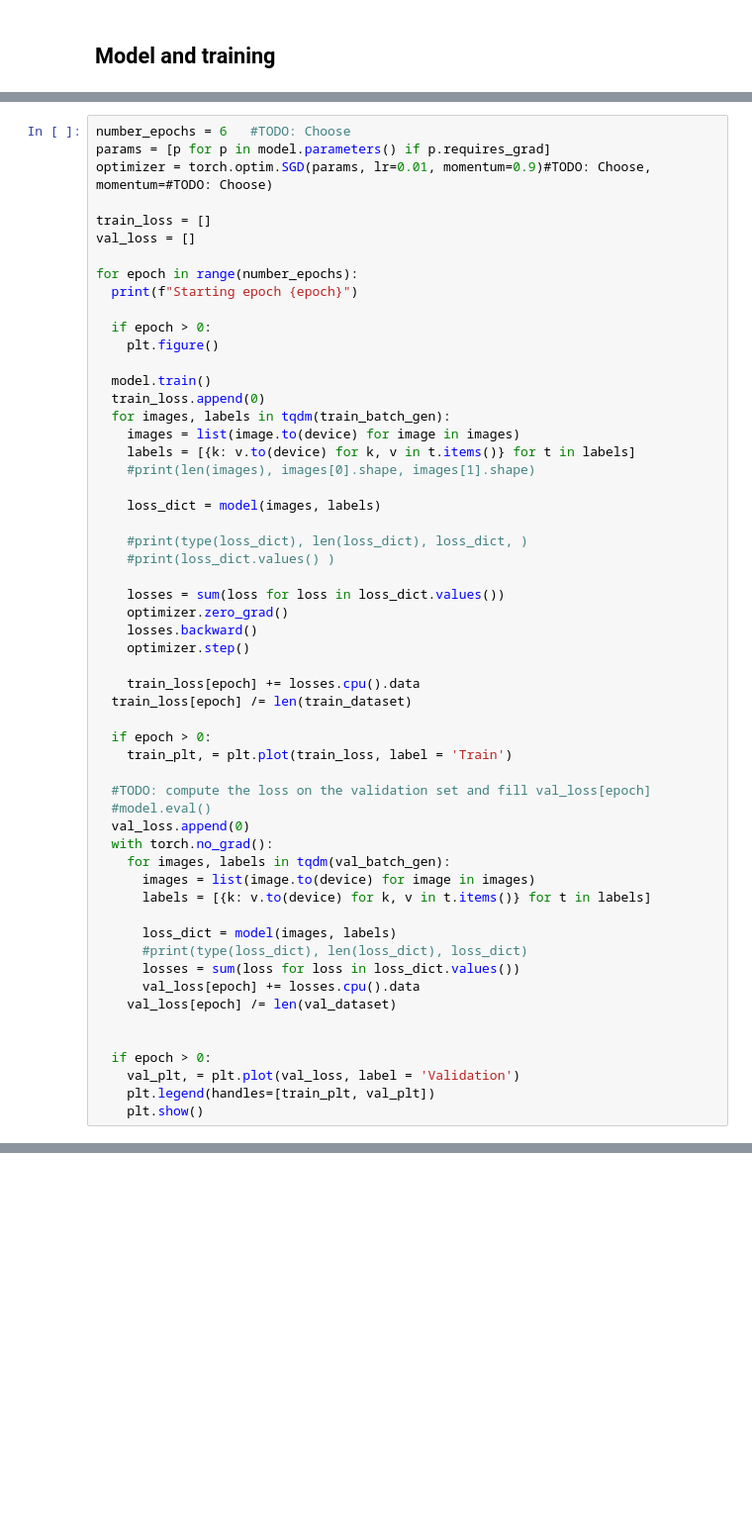
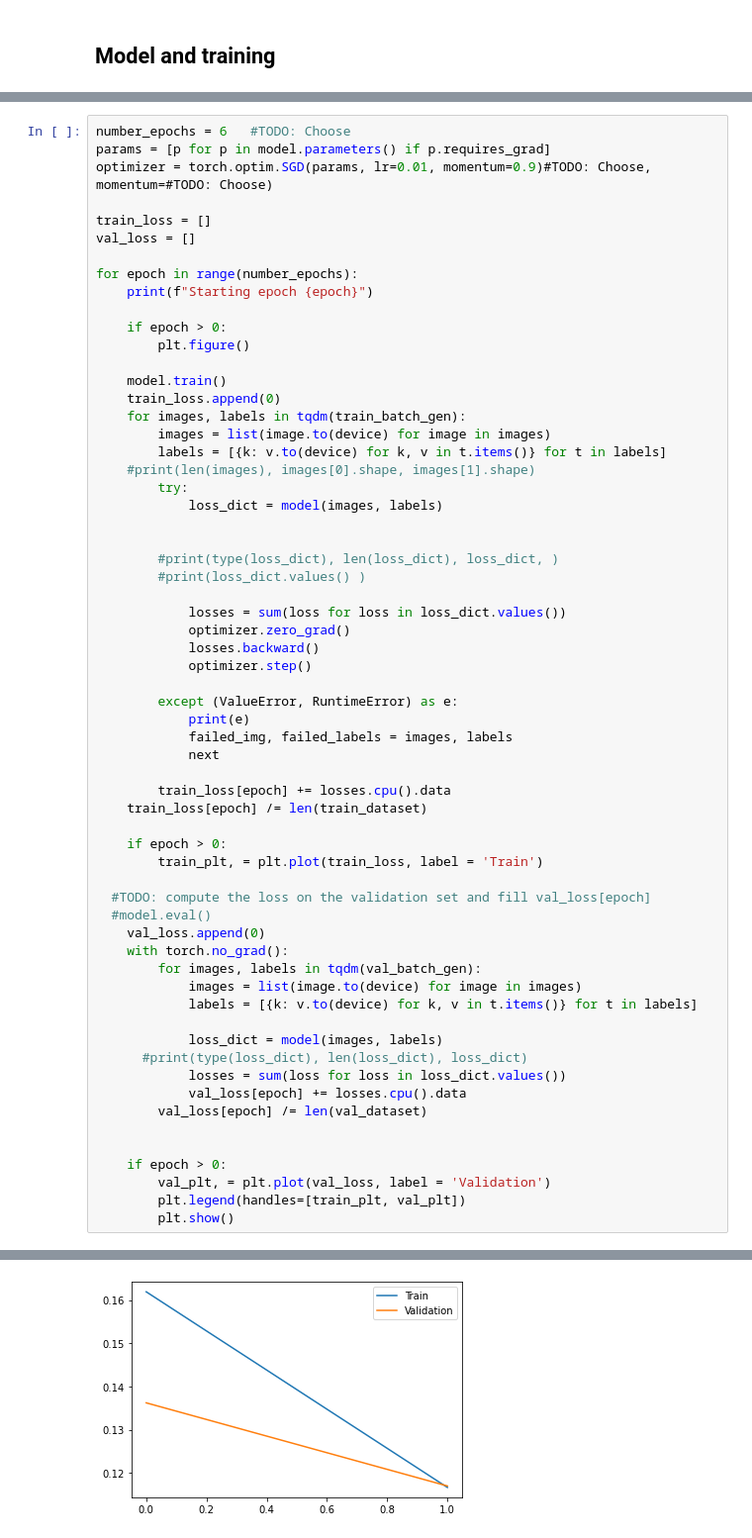
Before and after one commit to CostiaB/Birds_Detection, a Jupyter notebook: birds_project.ipynb, the cells around one changed output, grey strips where cells are left out. Shown: that part at 99% size. Saved outputs shown, nothing was run; the diff lists cells and outputs as text; blank space fills up the shorter version.

```diff
--- a/birds_project.ipynb
+++ b/birds_project.ipynb
@@ -201,50 +230,57 @@ train_loss = []
 val_loss = []
 
 for epoch in range(number_epochs):
-  print(f"Starting epoch {epoch}")
+    print(f"Starting epoch {epoch}")
 
-  if epoch > 0:
-    plt.figure()
+    if epoch > 0:
+        plt.figure()
 
-  model.train()
-  train_loss.append(0)
-  for images, labels in tqdm(train_batch_gen):
-    images = list(image.to(device) for image in images)
-    labels = [{k: v.to(device) for k, v in t.items()} for t in labels]
+    model.train()
+    train_loss.append(0)
+    for images, labels in tqdm(train_batch_gen):
+        images = list(image.to(device) for image in images)
+        labels = [{k: v.to(device) for k, v in t.items()} for t in labels]
     #print(len(images), images[0].shape, images[1].shape)
+        try:
+            loss_dict = model(images, labels)
 
-    loss_dict = model(images, labels)
 
-    #print(type(loss_dict), len(loss_dict), loss_dict, )
-    #print(loss_dict.values() )
+        #print(type(loss_dict), len(loss_dict), loss_dict, )
+        #print(loss_dict.values() )
 
-    losses = sum(loss for loss in loss_dict.values())
-    optimizer.zero_grad()
-    losses.backward()
-    optimizer.step()
+            losses = sum(loss for loss in loss_dict.values())
+            optimizer.zero_grad()
+            losses.backward()
+            optimizer.step()
 
-    train_loss[epoch] += losses.cpu().data
-  train_loss[epoch] /= len(train_dataset)
+        except (ValueError, RuntimeError) as e:
+            print(e)
+            failed_img, failed_labels = images, labels
+            next
 
-  if epoch > 0:
-    train_plt, = plt.plot(train_loss, label = 'Train')
+        train_loss[epoch] += losses.cpu().data
+    train_loss[epoch] /= len(train_dataset)
+
+    if epoch > 0:
+        train_plt, = plt.plot(train_loss, label = 'Train')
 
   #TODO: compute the loss on the validation set and fill val_loss[epoch]
   #model.eval()
-  val_loss.append(0)
-  with torch.no_grad():
-    for images, labels in tqdm(val_batch_gen):
-      images = list(image.to(device) for image in images)
-      labels = [{k: v.to(device) for k, v in t.items()} for t in labels]
+    val_loss.append(0)
+    with torch.no_grad():
+        for images, labels in tqdm(val_batch_gen):
+            images = list(image.to(device) for image in images)
+            labels = [{k: v.to(device) for k, v in t.items()} for t in labels]
 
-      loss_dict = model(images, labels)
+            loss_dict = model(images, labels)
       #print(type(loss_dict), len(loss_dict), loss_dict)
-      losses = sum(loss for loss in loss_dict.values())
-      val_loss[epoch] += losses.cpu().data
-    val_loss[epoch] /= len(val_dataset)
+            losses = sum(loss for loss in loss_dict.values())
+            val_loss[epoch] += losses.cpu().data
+        val_loss[epoch] /= len(val_dataset)
 
 
-  if epoch > 0:
-    val_plt, = plt.plot(val_loss, label = 'Validation')
-    plt.legend(handles=[train_plt, val_plt])
-    plt.show()
+    if epoch > 0:
+        val_plt, = plt.plot(val_loss, label = 'Validation')
+        plt.legend(handles=[train_plt, val_plt])
+        plt.show()
+# %% [output]
@@ -250,0 +291 @@ for epoch in range(number_epochs):
+[figure, added]
```
Also changed, not shown: parts of 29 cells of this notebook.
